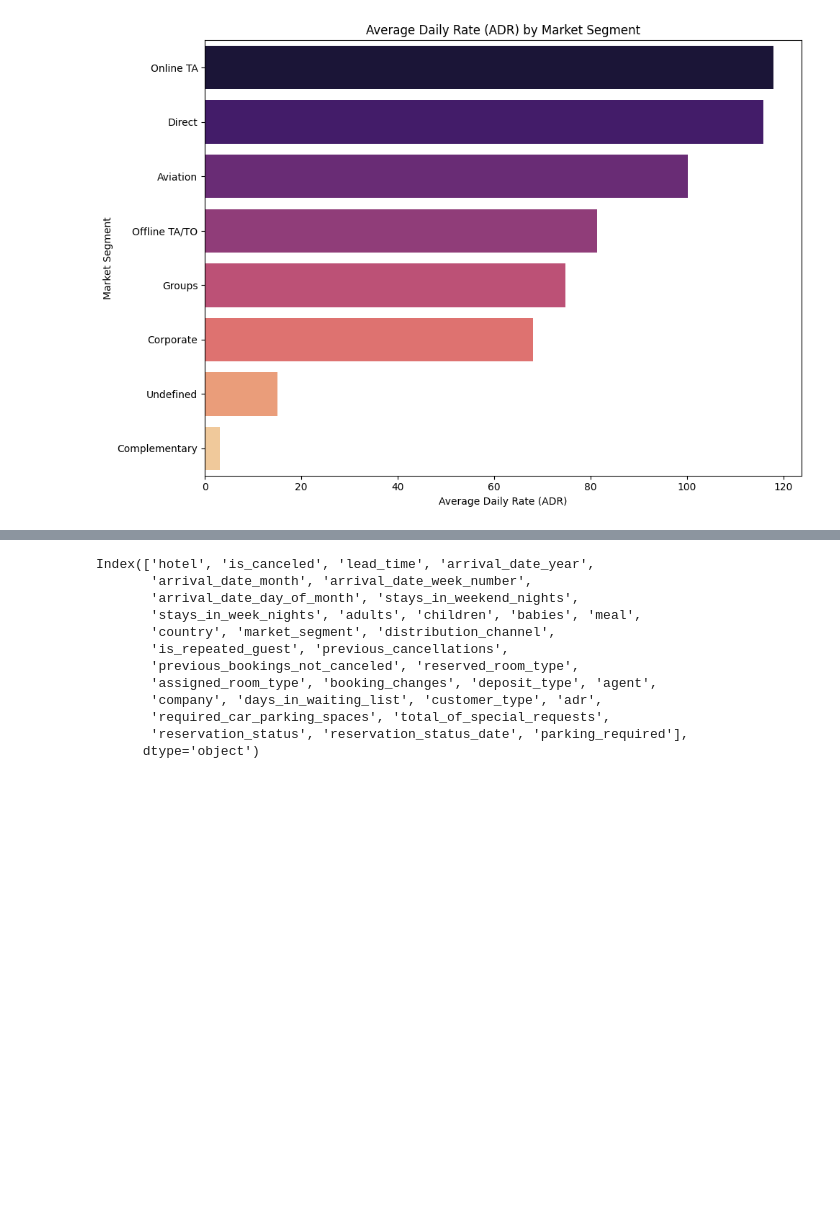
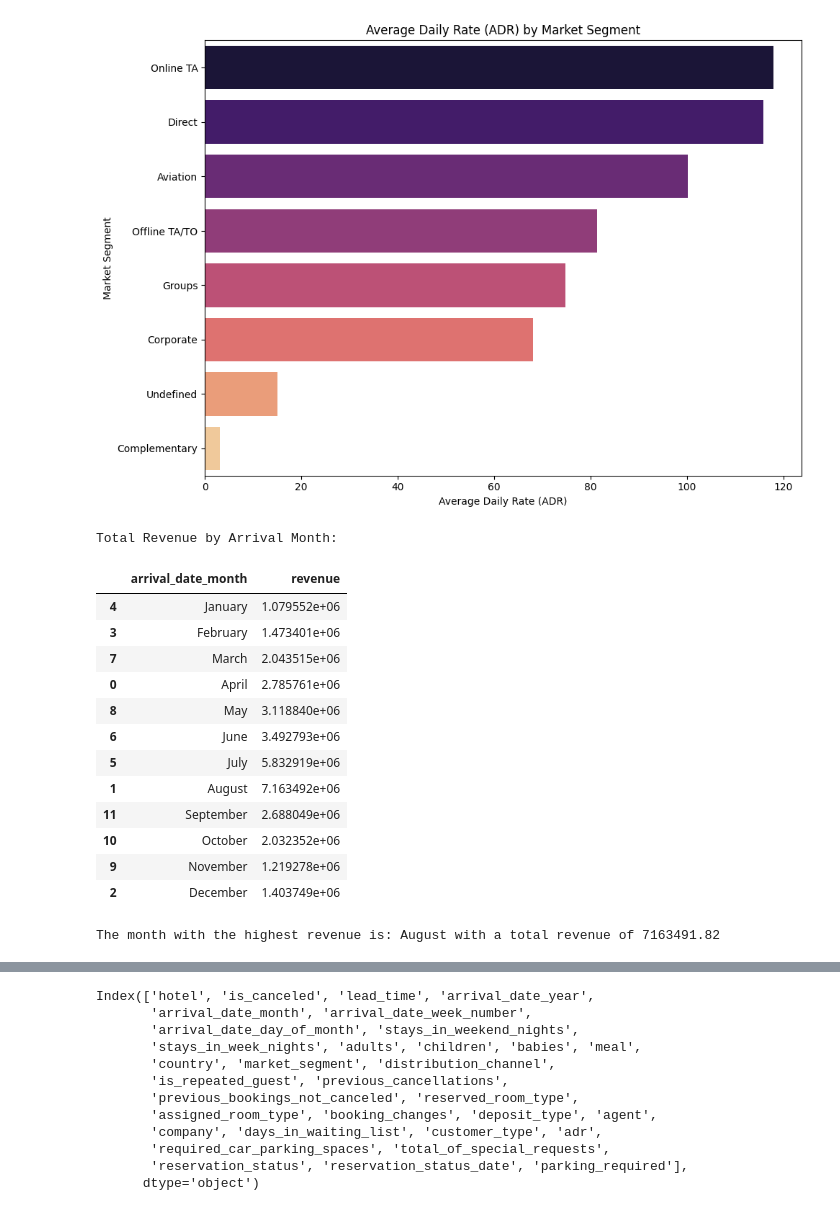
Before and after one commit to mayurimamdi/HotelBookingSystem, a Jupyter notebook: notebooks/01_eda.ipynb, the cells around one changed output, grey strips where cells are left out. Drawn from its saved outputs; the diff is of its cells as text; code cells hidden in the pictures; blank space fills up the shorter version.

```diff
--- a/notebooks/01_eda.ipynb
+++ b/notebooks/01_eda.ipynb
@@ -909,3 +909,36 @@ Passing `palette` without assigning `hue` is deprecated and will be removed in v
 
   sns.barplot(data=average_adr_by_market_segment, y='market_segment', x='adr', palette='magma')
 [figure]
+# %%
+df['total_nights'] = df['stays_in_weekend_nights'] + df['stays_in_week_nights']
+
+df['revenue'] = df['adr'] * df['total_nights']
+
+monthly_revenue = df.groupby('arrival_date_month')['revenue'].sum().reset_index()
+
+month_order = ['January', 'February', 'March', 'April', 'May', 'June', 'July', 'August', 'September', 'October', 'November', 'December']
+
+monthly_revenue['arrival_date_month'] = pd.Categorical(monthly_revenue['arrival_date_month'], categories=month_order, ordered=True)
+monthly_revenue = monthly_revenue.sort_values('arrival_date_month')
+
+print("Total Revenue by Arrival Month:")
+display(monthly_revenue)
+
+highest_revenue_month = monthly_revenue.loc[monthly_revenue['revenue'].idxmax()]
+print(f"\nThe month with the highest revenue is: {highest_revenue_month['arrival_date_month']} with a total revenue of {highest_revenue_month['revenue']:.2f}")
+# %% [output]
+Total Revenue by Arrival Month:
+|  | arrival_date_month | revenue |
+| 4 | January | 1.079552e+06 |
+| 3 | February | 1.473401e+06 |
+| 7 | March | 2.043515e+06 |
+| 0 | April | 2.785761e+06 |
+| 8 | May | 3.118840e+06 |
+| 6 | June | 3.492793e+06 |
+| 5 | July | 5.832919e+06 |
+| 1 | August | 7.163492e+06 |
+| 11 | September | 2.688049e+06 |
+| 10 | October | 2.032352e+06 |
+| 9 | November | 1.219278e+06 |
+| 2 | December | 1.403749e+06 |
+The month with the highest revenue is: August with a total revenue of 7163491.82
```
Also changed, not shown: parts of 2 cells of this notebook.
